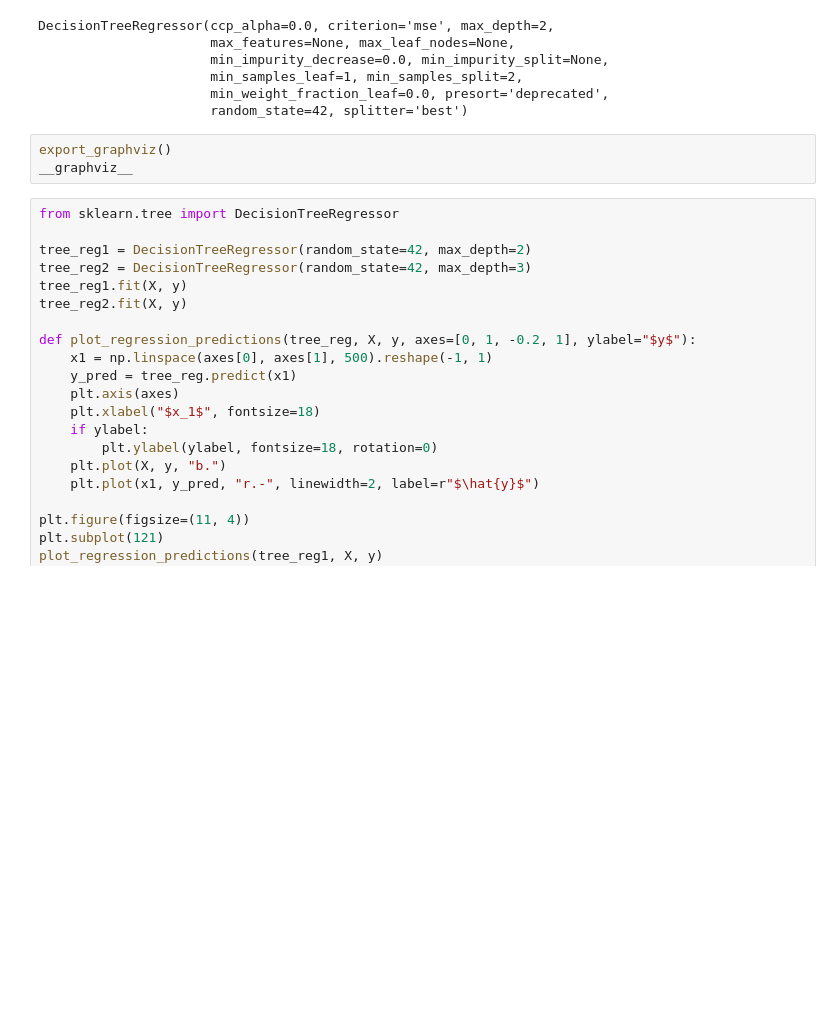
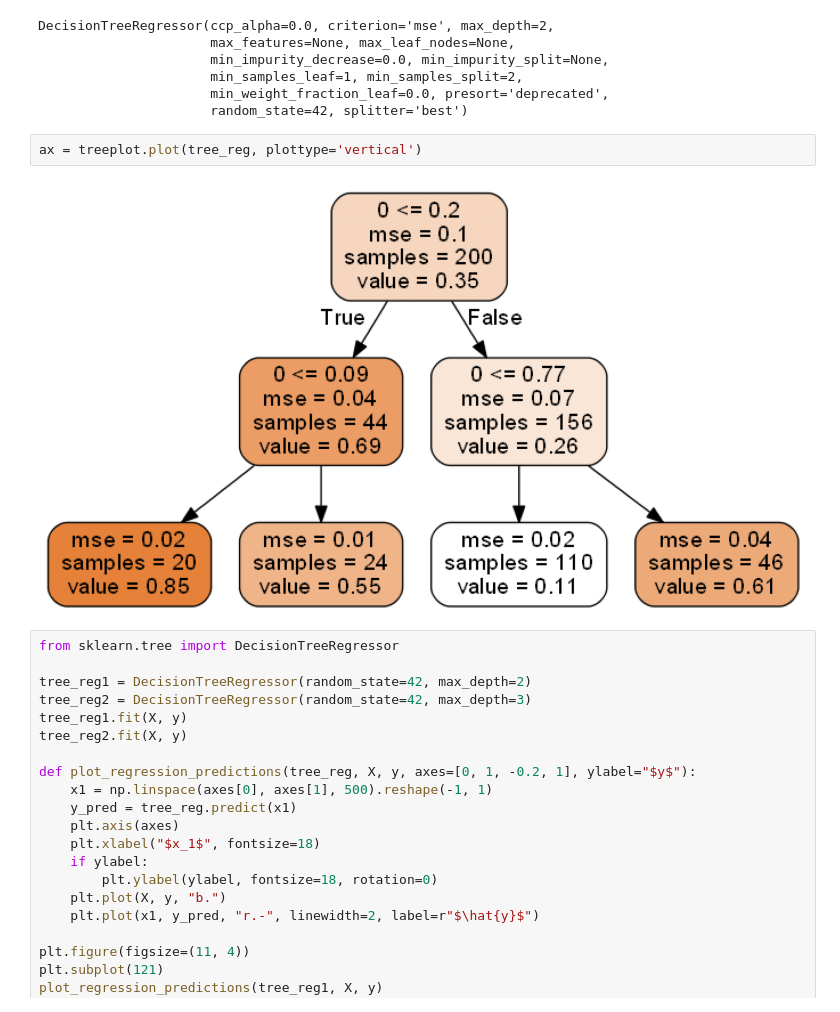
Before and after one commit to iubh/DLMDSML01, a Jupyter notebook: Q_A_Sessions/05_decision_trees_ensemble_methods/05_decision_trees_and_random_forests.ipynb, the cells around one changed output. Cells and saved outputs as stored; diff of their text form; blank space fills up the shorter version.

```diff
--- a/Q_A_Sessions/05_decision_trees_ensemble_methods/05_decision_trees_and_random_forests.ipynb
+++ b/Q_A_Sessions/05_decision_trees_ensemble_methods/05_decision_trees_and_random_forests.ipynb
@@ -320,9 +241,10 @@ DecisionTreeRegressor(ccp_alpha=0.0, criterion='mse', max_depth=2,
                       min_samples_leaf=1, min_samples_split=2,
                       min_weight_fraction_leaf=0.0, presort='deprecated',
                       random_state=42, splitter='best')
-# %%
-export_graphviz()
-__graphviz__
+# %%
+ax = treeplot.plot(tree_reg, plottype='vertical')
+# %% [output]
+[figure, added]
 # %%
 from sklearn.tree import DecisionTreeRegressor
 
```
Also changed, not shown: parts of 43 cells of this notebook, 10 other files.
